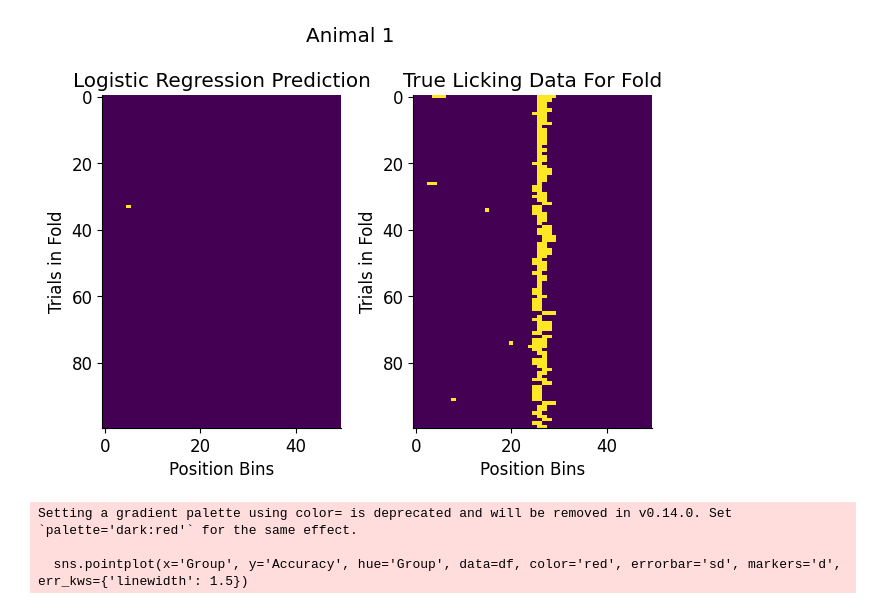
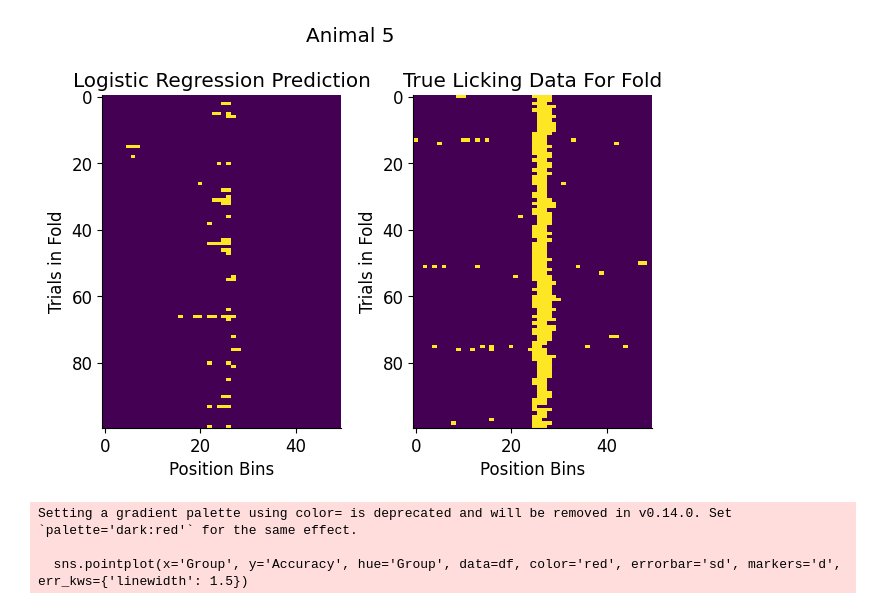
Before and after one commit to Milstein-Lab/CA1-interneuron-GLM, a Jupyter notebook: Clean_notebooks_to_date/finding_weights_over_NDNF.ipynb, the cells around one changed output. Cells and saved outputs as stored; diff of their text form; code cells hidden in the pictures.

```diff
--- a/Clean_notebooks_to_date/finding_weights_over_NDNF.ipynb
+++ b/Clean_notebooks_to_date/finding_weights_over_NDNF.ipynb
@@ -540,25 +293,0 @@ Passing `palette` without assigning `hue` is deprecated and will be removed in v
-# %%
-from sklearn.model_selection import cross_val_score
-from sklearn.linear_model import LogisticRegression
-
-def fit_log_reg(neural_activity_sup_bef_V1, y, n_splits=10):
-  activity_list = []
-  for i in range(neural_activity_sup_bef_V1.shape[0]):
-    flat_activity = neural_activity_sup_bef_V1[i,:,:].flatten()
-    activity_list.append(flat_activity)
-
-  X = np.array(activity_list).T
-  # X = X[:,:100]
-
-  X_scaled = (X - np.min(X)) / (np.max(X) - np.min(X))
-
-  y_flat = y.flatten()
-
-  log_reg = LogisticRegression(penalty=None, max_iter=1000)
-
-  accuracies = cross_val_score(log_reg, X_scaled, y_flat, cv=n_splits)
-
-  return accuracies
-# accuracies = fit_log_reg(neural_activity_sup_bef_V1, lick_data_array_before_sup, n_splits=10)
-# accuracies = fit_log_reg(NDNF_activity_array, lick_data_array_before_sup, n_splits=10)
-# print(accuracies)
@@ -722,22 +639,22 @@ mean_accuracy_list_EC_lick_res = get_mean_accuracy_dict(EC_residual_dict, log_re
 mean_accuracy_list_SST_lick = get_mean_accuracy_dict(SST_dict, log_reg_animal_dict_SST_lick)
 mean_accuracy_list_SST_lick_res = get_mean_accuracy_dict(SST_residual_dict, log_reg_animal_dict_SST_lick_res)
 # %%
-animal=1
+animal = 5
 fig, axs = plt.subplots(1,2)
 plt.suptitle(f"Animal {animal}")
 axs[0].imshow(log_reg_animal_dict_NDNF_lick[animal]["all_preds_reshaped"].T, aspect='auto')
 axs[1].imshow(log_reg_animal_dict_NDNF_lick[animal]["y_true_reshaped"].T, aspect='auto')
 axs[0].set_title("Logistic Regression Prediction")
 axs[1].set_title("True Licking Data For Fold")
 axs[0].set_xlabel("Position Bins")
 axs[0].set_ylabel("Trials in Fold")
 axs[1].set_xlabel("Position Bins")
 axs[1].set_ylabel("Trials in Fold")
 
 plt.tight_layout()
 plt.show()
 # %% [output]
-[figure, old version]
+[figure, new version]
 # %%
 import matplotlib.pyplot as plt
 import seaborn as sns
```
Also changed, not shown: parts of 46 cells of this notebook.
